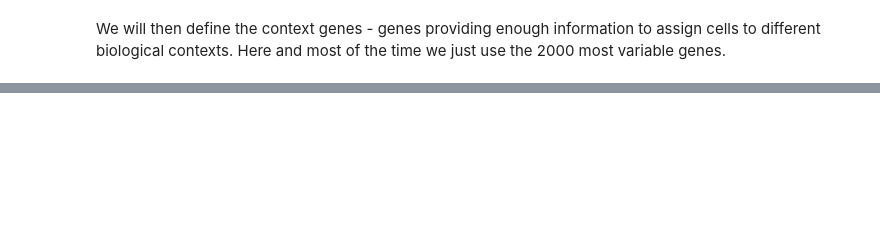
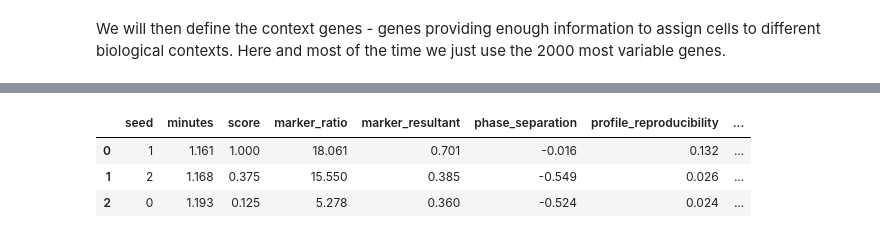
Before and after one commit to gityves/CoPhaser, a Jupyter notebook: tutorials/1_general_tutorial.ipynb, the cells around one changed output, grey strips where cells are left out. Cells and saved outputs as stored; diff of their text form; code cells hidden in the pictures; blank space fills up the shorter version.

```diff
--- a/tutorials/1_general_tutorial.ipynb
+++ b/tutorials/1_general_tutorial.ipynb
@@ -165,0 +349,21 @@ sns.histplot(thetas, bins=100)
+# %%
+import pandas as pd
+
+cols = [
+    "seed",
+    "minutes",
+    "score",
+    "marker_ratio",
+    "marker_resultant",
+    "phase_separation",
+    "profile_reproducibility",
+    "phase_uniformity",
+    "library_size_ratio",
+]
+# already ordered best first
+pd.DataFrame(restarts)[cols].round(3)
+# %% [output]
+|  | seed | minutes | score | marker_ratio | marker_resultant | phase_separation | profile_reproducibility | ... |
+| 0 | 1 | 1.161 | 1.000 | 18.061 | 0.701 | -0.016 | 0.132 | ... |
+| 1 | 2 | 1.168 | 0.375 | 15.550 | 0.385 | -0.549 | 0.026 | ... |
+| 2 | 0 | 1.193 | 0.125 | 5.278 | 0.360 | -0.524 | 0.024 | ... |
```
Also changed, not shown: parts of 39 cells of this notebook, 15 other files.
